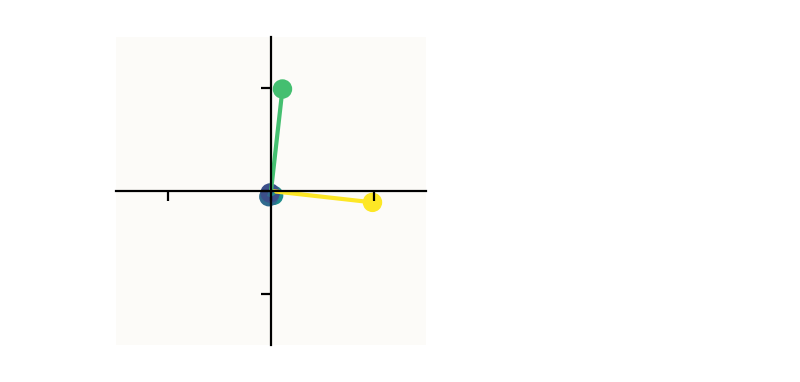
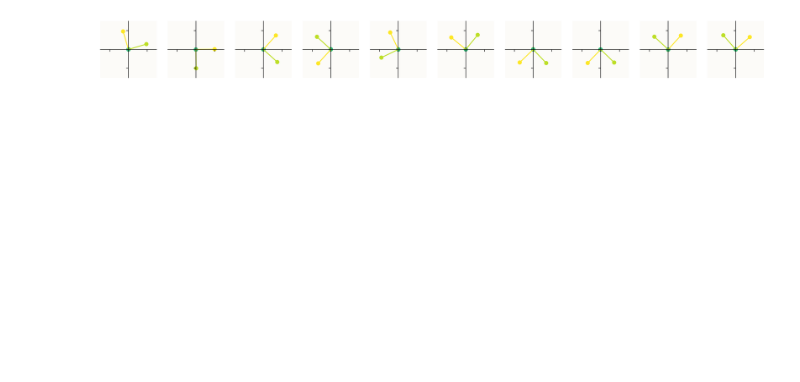
Before and after one commit to mcrowley19/Toy-Models-for-Superposition-Implementation, a Jupyter notebook: toy_models_of_superposition.ipynb, the cells around one changed output. Drawn from its saved outputs; the diff is of its cells as text; code cells hidden in the pictures; blank space fills up the shorter version.

Commit message:
Converted to batching and training multiple instances at once. Also added the final two graphs

```diff
--- a/toy_models_of_superposition.ipynb
+++ b/toy_models_of_superposition.ipynb
@@ -87,15 +129,19 @@ class ReLUToyModel(nn.Module):
 # %%
-def train(model):
-  optim = torch.optim.AdamW([model.W, model.b], lr=1e-2)
+def train(model, lr = 1e-3):
+  optim = torch.optim.AdamW([model.W, model.b], lr=lr)
 
-  for step in range(10000):
+  steps = 10000
+
+
+  for step in range(steps):
     optim.zero_grad()
     batch = model.generate_data()
     out = model(batch)
-    loss = (model.i*(batch - out) ** 2).mean()
 
+    loss = (model.importance * (batch.abs() - out)**2).mean(dim=(0,2)).sum()
     loss.backward()
     optim.step()
+
     if step % 1000 == 0:
       print("loss: ",loss)
 # %%
@@ -128,6 +181,6 @@ def intro_diagram(model):
   plt.show()
 # %%
-model = LinearToyModel(m=2,n=5)
+model = LinearToyModel(m=2,n=5, n_instances=10, importance=(0.9**torch.arange(5))[None, :],  feature_probability = (20 ** -torch.linspace(0, 1, 10))[None,:, None])
 train(model)
 intro_diagram(model)
 # %% [output]
@@ -144,2 +197,2 @@ loss:  tensor(0.0063, device='cuda:0', grad_fn=<MeanBackward0>)
-[figure, old version]
+[figure, new version]
 # %%
```
Also changed, not shown: parts of 12 cells of this notebook.
